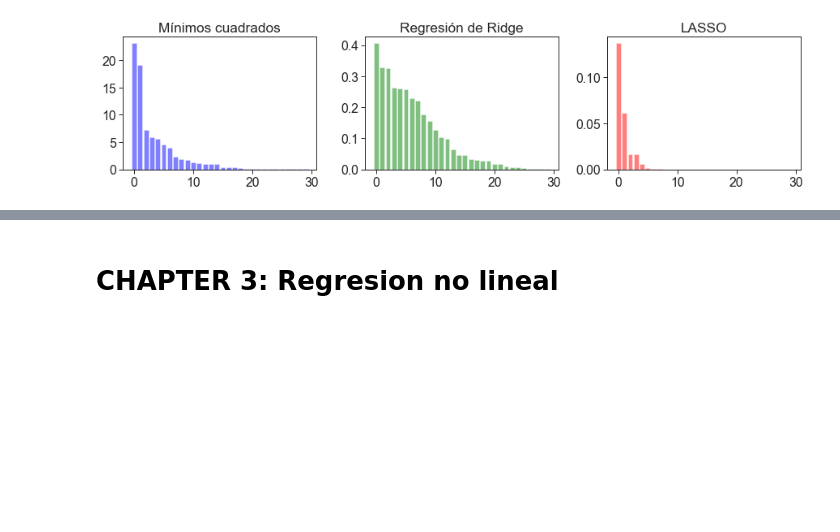
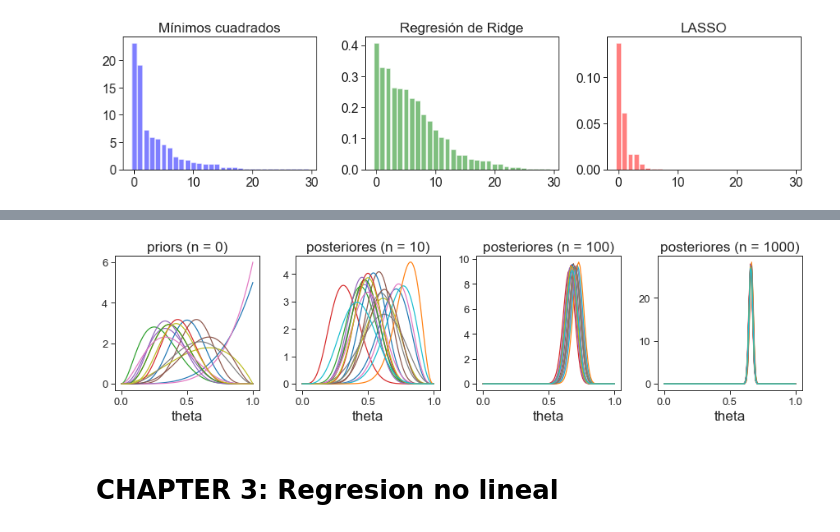
Before and after one commit to GAMES-UChile/Curso-Aprendizaje-de-Maquinas, a Jupyter notebook: Figuras.ipynb, the cells around one changed output, grey strips where cells are left out. Drawn from its saved outputs; the diff is of its cells as text; code cells hidden in the pictures; blank space fills up the shorter version.

```diff
--- a/Figuras.ipynb
+++ b/Figuras.ipynb
@@ -355,3 +440,49 @@ if savefigs: plt.savefig(out_path + prefix + 'gaussian_likelihood.pdf', bbox_inc
+# %%
+theta_true = .66  # number of trials, probability of each trial
+n_priors = 20
+thetas = np.linspace(0,1,100)
+prior_betas = np.random.randint(0,10,(2,n_priors))
+posterior_betas = prior_betas
+
+f, ax = plt.subplots(1, 4, gridspec_kw={'hspace': 0, 'wspace': .25},figsize=(15,3))
+
+[ax[0].plot(thetas, sstats.beta.pdf(thetas, prior_betas[0,i], prior_betas[1,i])) for i in range(n_priors)];
+
+n=0
+ax[0].set_title(f'priors (n = {n})')
+ax[0].set_xlabel('theta')
+
+
+
+n=10
+k = np.random.binomial(n, p) #data
+posterior_betas [0,:] = prior_betas [0,:] + k
+posterior_betas [1,:] = prior_betas [1,:] + n - k
+[ax[1].plot(thetas, sstats.beta.pdf(thetas, posterior_betas[0,i], posterior_betas[1,i]), alpha = 1) for i in range(n_priors)];
+ax[1].set_title(f'posteriores (n = {n})')
+ax[1].set_xlabel('theta')
+
+
+n=100
+k = np.random.binomial(n, p) #data
+posterior_betas [0,:] = prior_betas [0,:] + k
+posterior_betas [1,:] = prior_betas [1,:] + n - k
+[ax[2].plot(thetas, sstats.beta.pdf(thetas, posterior_betas[0,i], posterior_betas[1,i]), alpha = 1) for i in range(n_priors)];
+ax[2].set_title(f'posteriores (n = {n})')
+ax[2].set_xlabel('theta')
+
+n=1000
+k = np.random.binomial(n, p) #data
+posterior_betas [0,:] = prior_betas [0,:] + k
+posterior_betas [1,:] = prior_betas [1,:] + n - k
+[ax[3].plot(thetas, sstats.beta.pdf(thetas, posterior_betas[0,i], posterior_betas[1,i]), alpha = 1) for i in range(n_priors)];
+ax[3].set_title(f'posteriores (n = {n})')
+ax[3].set_xlabel('theta')
+
+
+if savefigs: plt.savefig(out_path + prefix + f'bayesian_binomial.pdf', bbox_inches='tight')
+# %% [output]
+[figure, added]
 # %% [markdown]
 # CHAPTER 3: Regresion no lineal
 # %%
```
Also changed, not shown: parts of 5 cells of this notebook, 10 other files.
